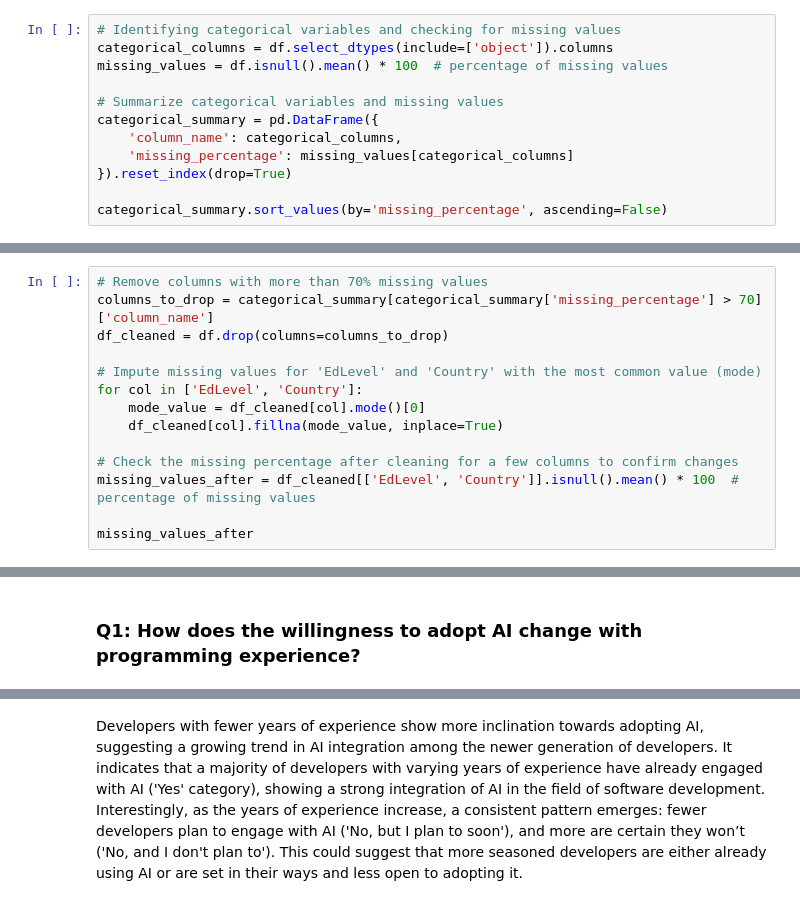
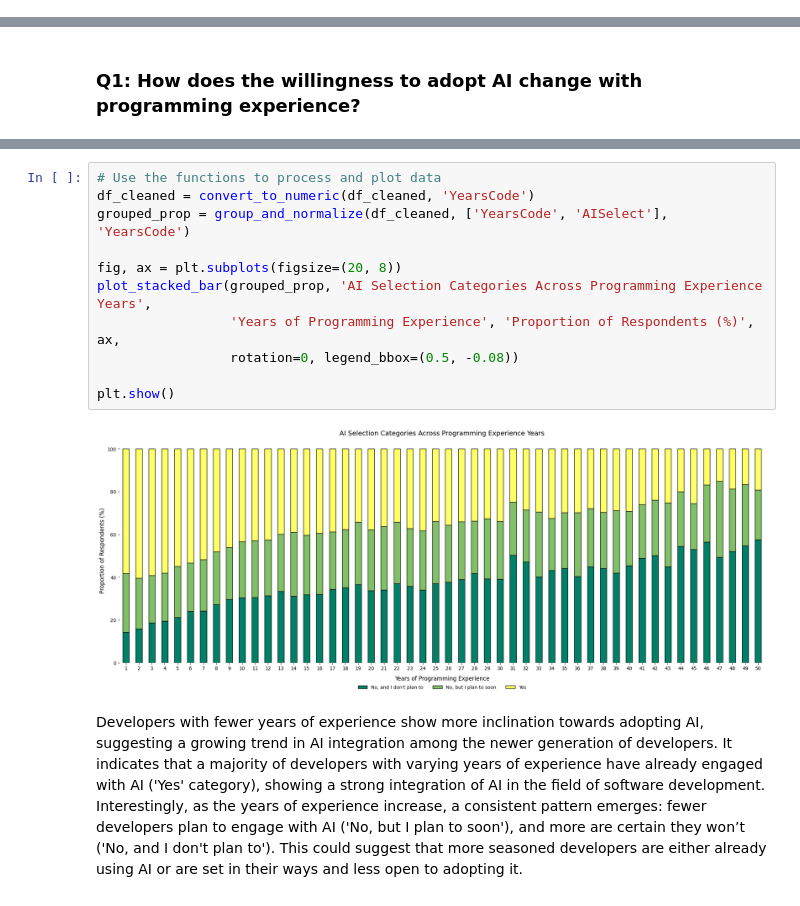
Before and after one commit to KeonPham/DS_Stackoverflow_survey_results_public, a Jupyter notebook: stackoverflow_survey_analysis.ipynb, the cells around one changed output, grey strips where cells are left out. Drawn from its saved outputs; the diff is of its cells as text.

```diff
--- a/stackoverflow_survey_analysis.ipynb
+++ b/stackoverflow_survey_analysis.ipynb
@@ -42,12 +51,0 @@ Index(['ResponseId', 'Q120', 'MainBranch', 'Age', 'Employment', 'RemoteWork',
-# %%
-# Identifying categorical variables and checking for missing values
-categorical_columns = df.select_dtypes(include=['object']).columns
-missing_values = df.isnull().mean() * 100  # percentage of missing values
-
-# Summarize categorical variables and missing values
-categorical_summary = pd.DataFrame({
-    'column_name': categorical_columns,
-    'missing_percentage': missing_values[categorical_columns]
-}).reset_index(drop=True)
-
-categorical_summary.sort_values(by='missing_percentage', ascending=False)
@@ -68,14 +51,0 @@ categorical_summary.sort_values(by='missing_percentage', ascending=False)
-# %%
-# Remove columns with more than 70% missing values
-columns_to_drop = categorical_summary[categorical_summary['missing_percentage'] > 70]['column_name']
-df_cleaned = df.drop(columns=columns_to_drop)
-
-# Impute missing values for 'EdLevel' and 'Country' with the most common value (mode)
-for col in ['EdLevel', 'Country']:
-    mode_value = df_cleaned[col].mode()[0]
-    df_cleaned[col].fillna(mode_value, inplace=True)
-
-# Check the missing percentage after cleaning for a few columns to confirm changes
-missing_values_after = df_cleaned[['EdLevel', 'Country']].isnull().mean() * 100  # percentage of missing values
-
-missing_values_after
@@ -130,3 +227,16 @@ plt.show();
+# %%
+# Use the functions to process and plot data
+df_cleaned = convert_to_numeric(df_cleaned, 'YearsCode')
+grouped_prop = group_and_normalize(df_cleaned, ['YearsCode', 'AISelect'], 'YearsCode')
+
+fig, ax = plt.subplots(figsize=(20, 8))
+plot_stacked_bar(grouped_prop, 'AI Selection Categories Across Programming Experience Years',
+                 'Years of Programming Experience', 'Proportion of Respondents (%)', ax,
+                 rotation=0, legend_bbox=(0.5, -0.08))
+
+plt.show()
+# %% [output]
+[figure, added]
 # %% [markdown]
 Developers with fewer years of experience show more inclination towards adopting AI, suggesting a growing trend in AI integration among the newer generation of developers. It indicates that a majority of developers with varying years of experience have already engaged with AI ('Yes' category), showing a strong integration of AI in the field of software development. Interestingly, as the years of experience increase, a consistent pattern emerges: fewer developers plan to engage with AI ('No, but I plan to soon'), and more are certain they won’t ('No, and I don't plan to'). This could suggest that more seasoned developers are either already using AI or are set in their ways and less open to adopting it.
 # %% [markdown]
```
Also changed, not shown: parts of 15 cells of this notebook.
